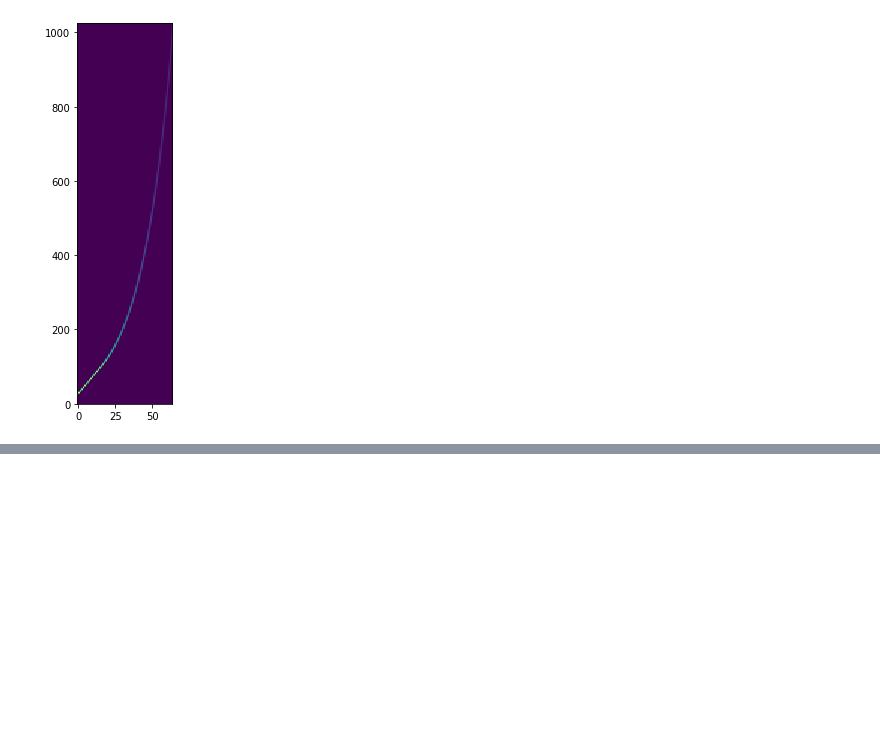
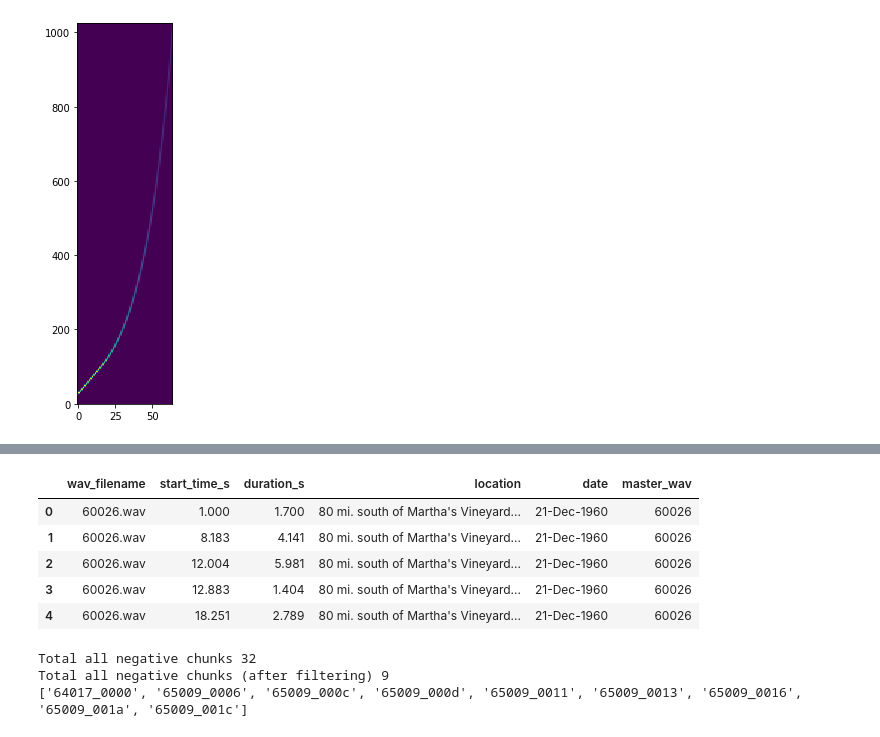
Before and after one commit to orcasound/aifororcas-livesystem, a Jupyter notebook: data_ml/DataPreparation.ipynb, the cells around one changed output, grey strips where cells are left out. Cells and saved outputs as stored; diff of their text form; code cells hidden in the pictures; blank space fills up the shorter version.

```diff
--- a/data_ml/DataSanityCheck.ipynb
+++ b/data_ml/DataPreparation.ipynb
@@ -322,0 +328,14 @@ array([ True,  True,  True,  True,  True,  True,  True,  True,  True,
+# %%
+# original scraped WHOIS dataset
+ref_tsv = pd.read_csv("../train_data/train.tsv",sep='\t')
+ref_wav_dir = "../train_data/wav"
+ref_tsv["master_wav"] = ref_tsv["master_wav"].astype(str)
+curr_master_wavs = set(ref_tsv.master_wav.unique())
+ref_tsv.head()
+# %% [output]
+|  | wav_filename | start_time_s | duration_s | location | date | master_wav |
+| 0 | 60026.wav | 1.000 | 1.700 | 80 mi. south of Martha's Vineyard... | 21-Dec-1960 | 60026 |
+| 1 | 60026.wav | 8.183 | 4.141 | 80 mi. south of Martha's Vineyard... | 21-Dec-1960 | 60026 |
+| 2 | 60026.wav | 12.004 | 5.981 | 80 mi. south of Martha's Vineyard... | 21-Dec-1960 | 60026 |
+| 3 | 60026.wav | 12.883 | 1.404 | 80 mi. south of Martha's Vineyard... | 21-Dec-1960 | 60026 |
+| 4 | 60026.wav | 18.251 | 2.789 | 80 mi. south of Martha's Vineyard... | 21-Dec-1960 | 60026 |
@@ -322,0 +352,10 @@ array([ True,  True,  True,  True,  True,  True,  True,  True,  True,
+# %%
+print("Total all negative chunks",len(negative_chunks))
+negatives_in_curr = [ (Path(w).stem.rsplit('_',1)[0] in curr_master_wavs)  for w in negative_chunks ]
+negative_chunks = [ w for (f,w) in zip(negatives_in_curr,negative_chunks) if not f ]
+print("Total all negative chunks (after filtering)",len(negative_chunks))
+print([Path(w).stem for w in negative_chunks])
+# %% [output]
+Total all negative chunks 32
+Total all negative chunks (after filtering) 9
+['64017_0000', '65009_0006', '65009_000c', '65009_000d', '65009_0011', '65009_0013', '65009_0016', '65009_001a', '65009_001c']
```
Also changed, not shown: parts of 22 cells of this notebook, 1 other file.
